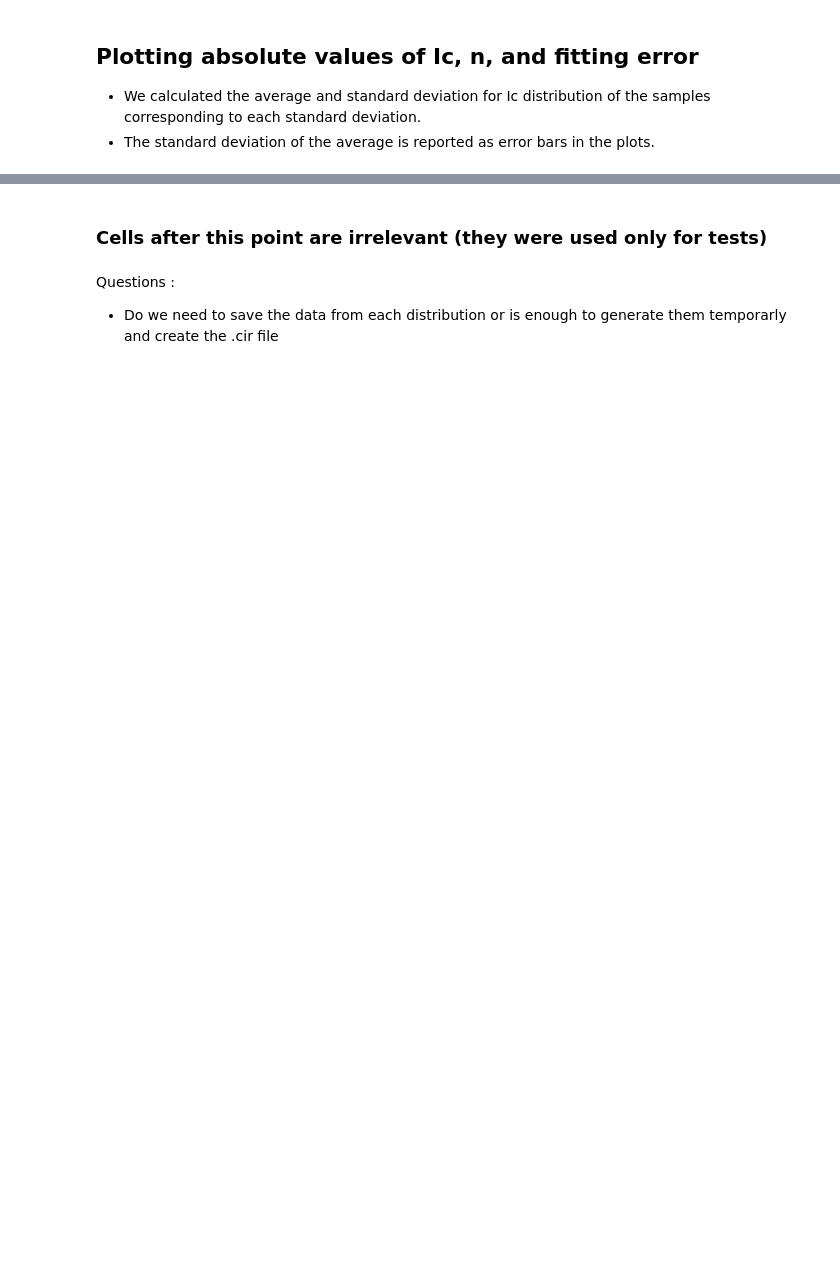
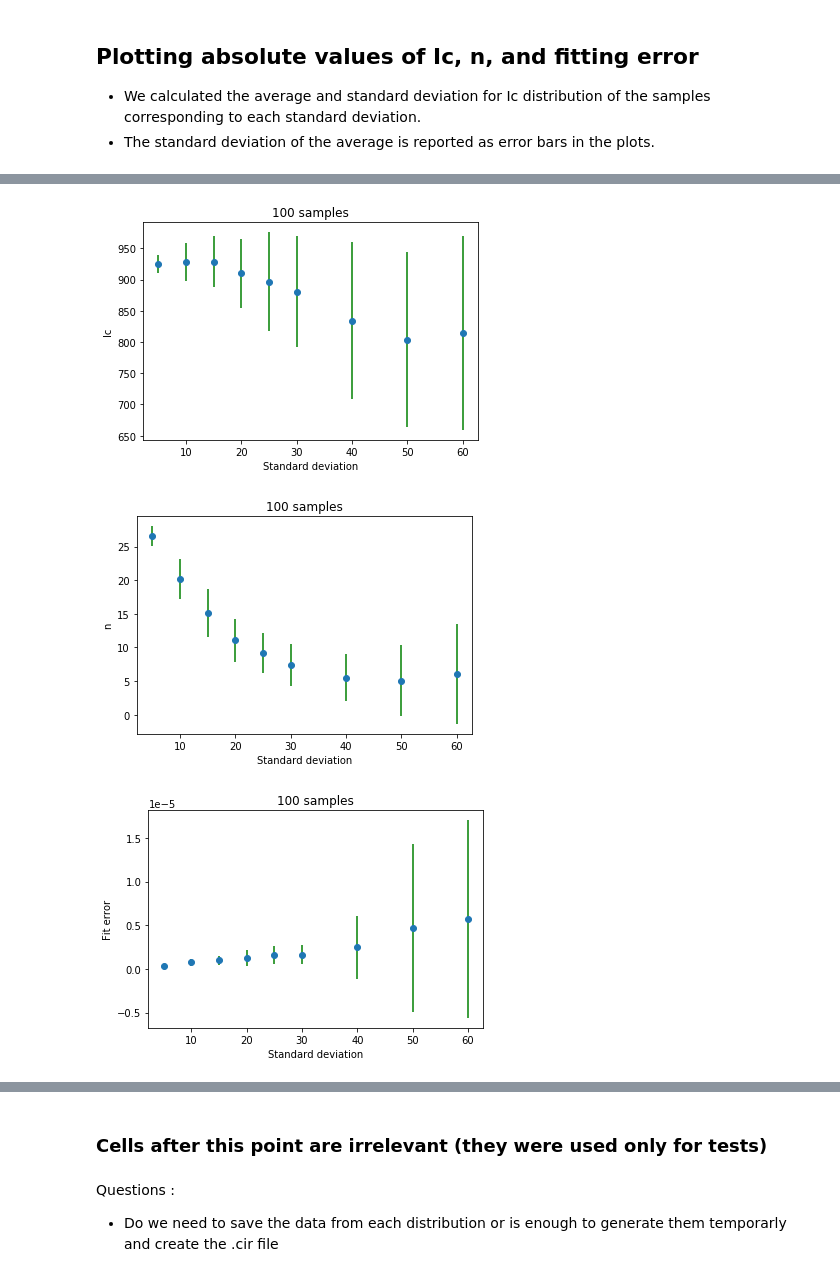
Before and after one commit to auroc10/LBNL, a Jupyter notebook: Ngspice statistics for Ic.ipynb, the cells around one changed output, grey strips where cells are left out. Cells and saved outputs as stored; diff of their text form; code cells hidden in the pictures; blank space fills up the shorter version.

```diff
--- a/Ngspice statistics for Ic.ipynb
+++ b/Ngspice statistics for Ic.ipynb
@@ -246,0 +277,26 @@ plt.show()
+# %%
+# Plotting absolute values and its standar deviation as error bars
+%matplotlib inline
+
+plt.errorbar(sigma, Ic_array, yerr=sd_Ic,fmt='o', ecolor='g')
+plt.title(f'{Nsample} samples')
+plt.xlabel('Standard deviation')
+plt.ylabel('Ic')
+plt.show()
+
+plt.errorbar(sigma, n_array, yerr=sd_n,fmt='o', ecolor='g')
+plt.title(f'{Nsample} samples')
+plt.xlabel('Standard deviation')
+plt.ylabel('n')
+plt.show()
+
+plt.errorbar(sigma, Error_fit_array, yerr=sd_error,fmt='o', ecolor='g')
+plt.title(f'{Nsample} samples')
+plt.xlabel('Standard deviation')
+plt.ylabel('Fit error')
+plt.ticklabel_format(style='sci', axis='y', scilimits=(0,0))
+plt.show()
+# %% [output]
+[figure, added]
+[figure, added]
+[figure, added]
```
Also changed, not shown: parts of 9 cells of this notebook.
